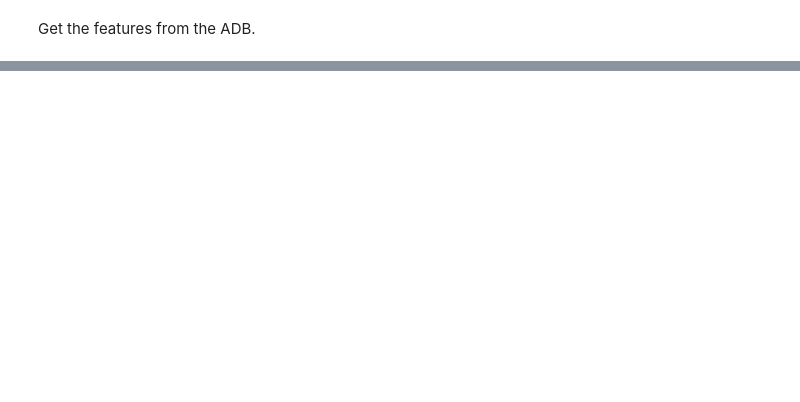
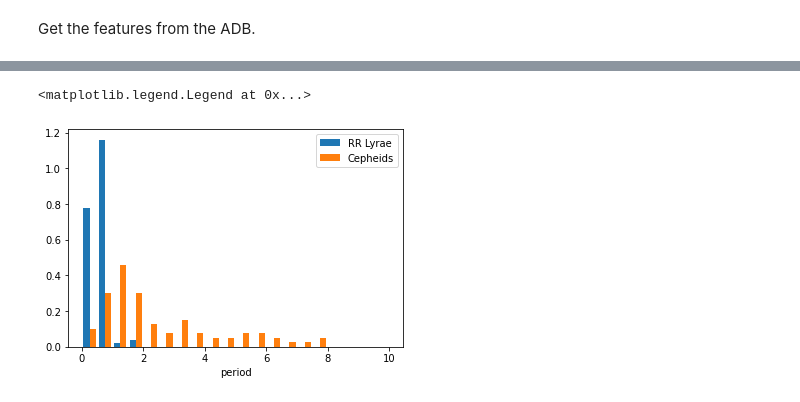
Before and after one commit to guille-c/ALeRCE_ML_DL, a Jupyter notebook: ALeRCE_ML_DL.ipynb, the cells around one changed output, grey strips where cells are left out. Drawn from its saved outputs; the diff is of its cells as text; code cells hidden in the pictures; blank space fills up the shorter version.

Commit message:
Join labels and features.

```diff
--- a/ALeRCE_ML_DL.ipynb
+++ b/ALeRCE_ML_DL.ipynb
@@ -321,4 +304,4 @@ batch = ",".join(batch)
 query = base_query % batch
 # %%
 %%time
-df_train_features = pd.read_sql(query, conn)
+df_features = pd.read_sql(query, conn)
@@ -333,0 +320,2 @@ query = "select oid, CONCAT(name, fid) as feature, value from feature where oid
+# %%
+df_features = df_features.pivot_table(values='value', index="oid", columns='feature', aggfunc='first')
@@ -333,0 +338,14 @@ query = "select oid, CONCAT(name, fid) as feature, value from feature where oid
+# %%
+df_train_ss = df_train_ss.merge(df_features, how = "inner", right_index=True, left_on='oid')
+# %%
+ceph = df_train_ss[df_train_ss['classALeRCE'] == "CEP"]
+rrl = df_train_ss[df_train_ss['classALeRCE'] == "RRL"]
+# %%
+plt.hist ((rrl['Multiband_period12'], ceph['Multiband_period12']),
+          label = ("RR Lyrae", "Cepheids"), bins = 20, range=(0, 10),
+          density = True)
+plt.xlabel ("period")
+plt.legend()
+# %% [output]
+<matplotlib.legend.Legend at 0x...>
+[figure, added]
```
Also changed, not shown: parts of 14 cells of this notebook.
